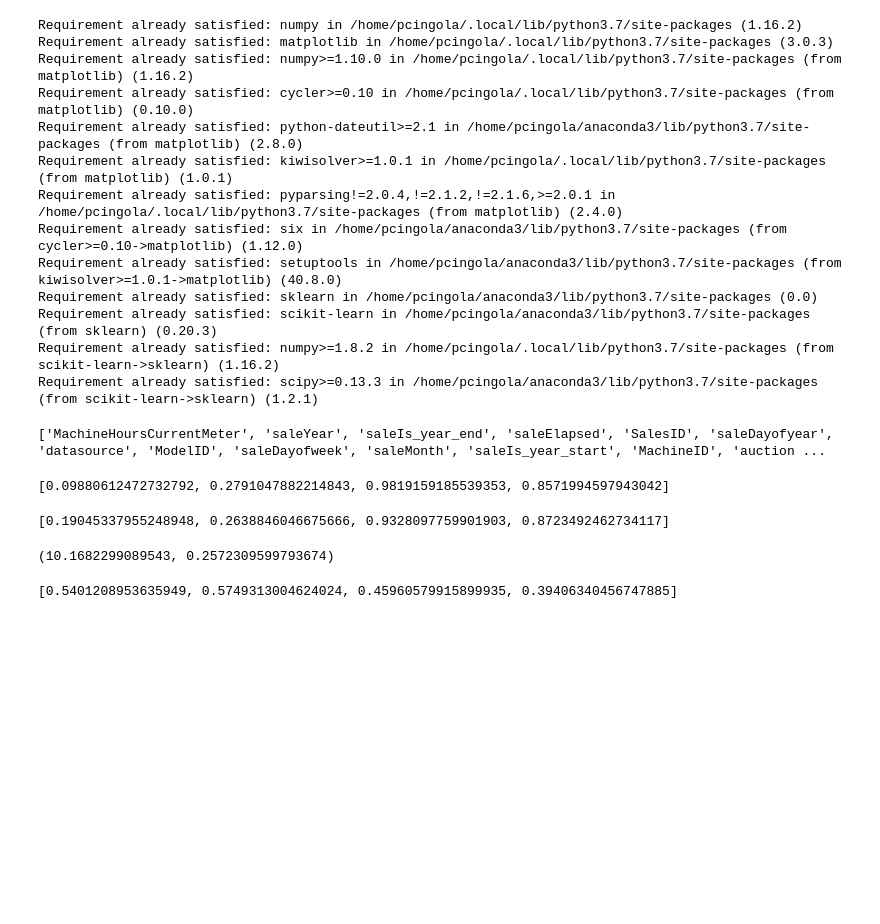
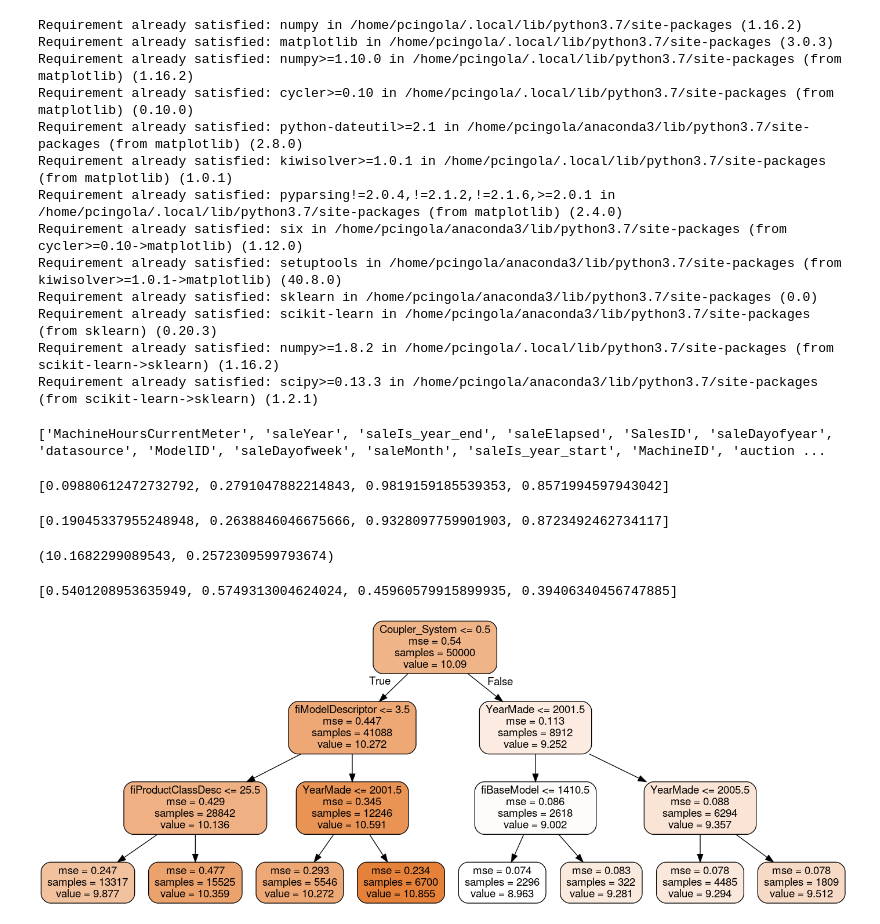
Before and after one commit to pcingola/NeuralNets, a Jupyter notebook: ml/randomForest/Bulldozer.ipynb, the cells around one changed output. Cells and saved outputs as stored; diff of their text form; code cells hidden in the pictures; blank space fills up the shorter version.

```diff
--- a/ml/randomForest/Bulldozer.ipynb
+++ b/ml/randomForest/Bulldozer.ipynb
@@ -122,0 +121,19 @@ draw_tree
+# %%
+# Export the tree to a graphviz 'dot' format
+from sklearn.tree import export_graphviz
+from IPython import display
+
+str_tree = export_graphviz(m.estimators_[0],
+                           out_file='tree.dot',
+                           feature_names=x_df.columns,
+                           filled=True,
+                           rounded=True)
+
+# Convert 'dot' to 'png'
+!dot -Tpng 'tree.dot' -o 'tree.png'
+
+# Show image
+from IPython.display import Image
+Image(filename='tree.png')
+# %% [output]
+[figure, added]
```
Also changed, not shown: parts of 3 cells of this notebook, 1 other file.
